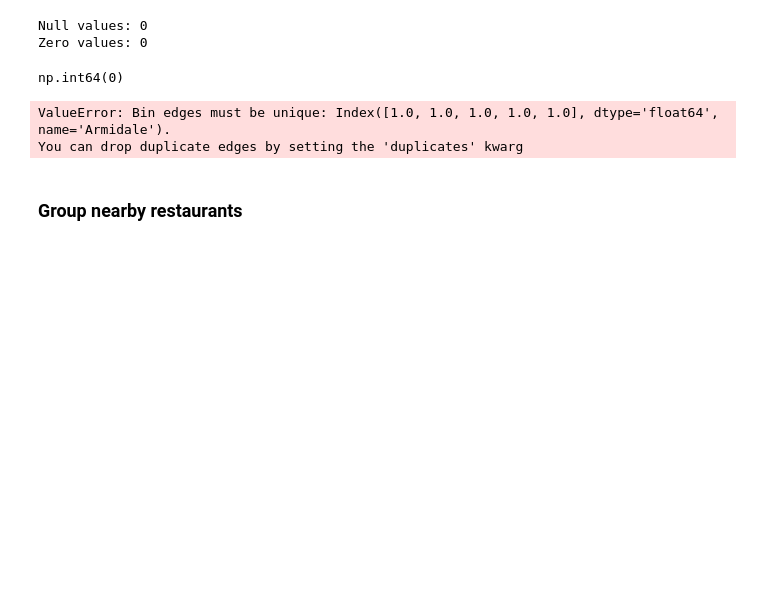
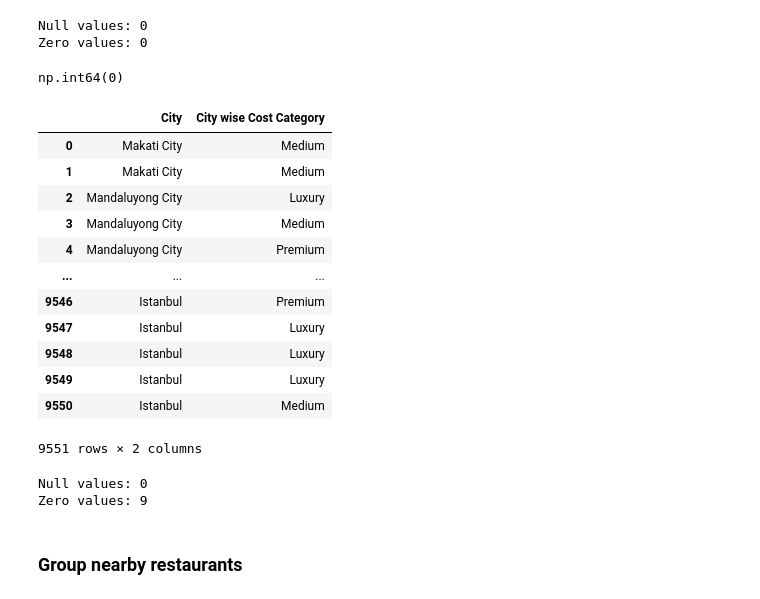
Before and after one commit to rensi-p-06/Restaurant_Intelligent_System, a Jupyter notebook: Data_Preprocessing.ipynb, the cells around one changed output. Cells and saved outputs as stored; diff of their text form; code cells hidden in the pictures; blank space fills up the shorter version.

```diff
--- a/Data_Preprocessing.ipynb
+++ b/Data_Preprocessing.ipynb
@@ -576,20 +576,37 @@ Zero values: 0
 data.duplicated().sum()
 # %% [output]
 np.int64(0)
-# %%
-data["City wise Cost Category"] = (
-    data.groupby("City")["Average Cost INR"]
-    .transform(
-        lambda x: pd.qcut(
-            x.rank(method="first"),
-            q=4,
-            labels=["Budget", "Medium", "Premium", "Luxury"]
-        )
-    )
-)
-# %% [output]
-ValueError: Bin edges must be unique: Index([1.0, 1.0, 1.0, 1.0, 1.0], dtype='float64', name='Armidale').
-You can drop duplicate edges by setting the 'duplicates' kwarg
+# %%
+def city_cost_category(x):
+    if len(x) < 4:
+        return pd.Series(["Medium"] * len(x), index=x.index)
+
+    return pd.qcut(
+        x.rank(method="first"),
+        q=4,
+        labels=["Budget", "Medium", "Premium", "Luxury"]
+    ).astype(str)
+
+data["City wise Cost Category"] = (
+    data.groupby("City")["Average Cost INR"]
+    .transform(city_cost_category)
+)
+# %%
+data[["City", "City wise Cost Category"]]
+# %% [output]
+|  | City | City wise Cost Category |
+| 0 | Makati City | Medium |
+| 1 | Makati City | Medium |
+| 2 | Mandaluyong City | Luxury |
+| 3 | Mandaluyong City | Medium |
+| 4 | Mandaluyong City | Premium |
+| ... | ... | ... |
+| 9546 | Istanbul | Premium |
+| 9547 | Istanbul | Luxury |
+| 9548 | Istanbul | Luxury |
+| 9549 | Istanbul | Luxury |
+| 9550 | Istanbul | Medium |
+9551 rows × 2 columns
 # %%
 data["Restaurant Cost Category"] = pd.cut(
     data["Average Cost INR"],
@@ -608,3 +625,6 @@ zero_count = (data[col] == 0).sum()
 
 print(f"Null values: {null_count}")
 print(f"Zero values: {zero_count}")
+# %% [output]
+Null values: 0
+Zero values: 9
```
Also changed, not shown: parts of 9 cells of this notebook.
